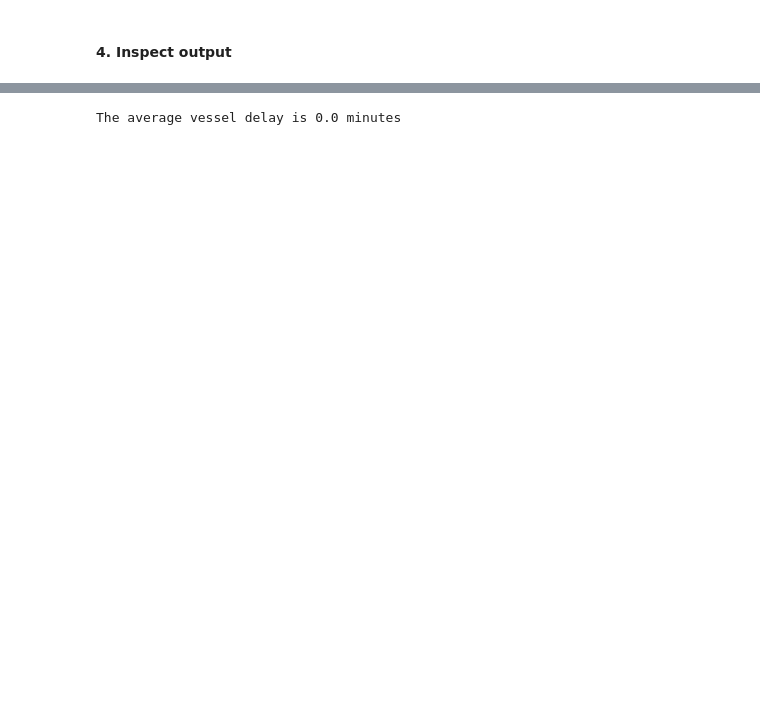
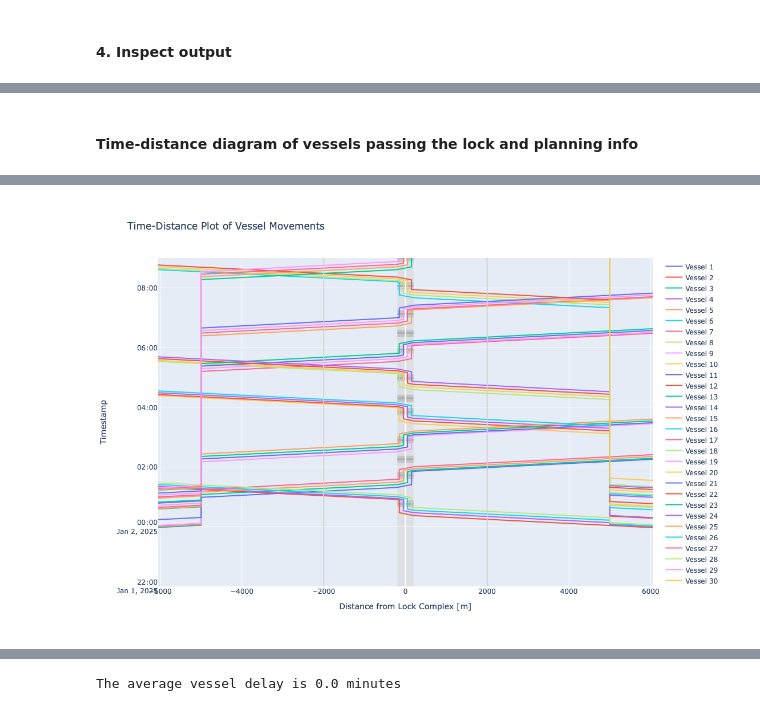
Before and after one commit to TUDelft-CITG/OpenTNSim, a Jupyter notebook: notebooks/0202 - Lock IC with generator.ipynb, the cells around one changed output, grey strips where cells are left out. Saved outputs shown, nothing was run; the diff lists cells and outputs as text; code cells hidden in the pictures; blank space fills up the shorter version.

```diff
--- a/notebooks/0202 - Lock IC with generator.ipynb
+++ b/notebooks/0202 - Lock IC with generator.ipynb
@@ -407,4 +372,9 @@ display(lock_df)
+# %% [markdown]
+#### Time-distance diagram of vessels passing the lock and planning info
 # %%
+def cm_to_pixels(cm):
+    return cm * 37.8 # Set figure height to 10 cmfig.update_layout(height=cm_to_pixels(10))
+
 # We can plot the time-distance diagram
 fig = lock.create_time_distance_plot(vessels = vessels,
                                      xlimmin = -6050,
@@ -412,5 +382,6 @@ fig = lock.create_time_distance_plot(vessels = vessels,
                                      ylimmin = pd.Timestamp('2025-01-01 22:00:00'),
                                      ylimmax = pd.Timestamp('2025-01-02 09:00:00'),
                                      method='Plotly')
-fig
+
+fig.update_layout(height=cm_to_pixels(20))
 # %% [output]
@@ -417,0 +388 @@ fig
+[figure, added]
```
Also changed, not shown: parts of 28 cells of this notebook.
